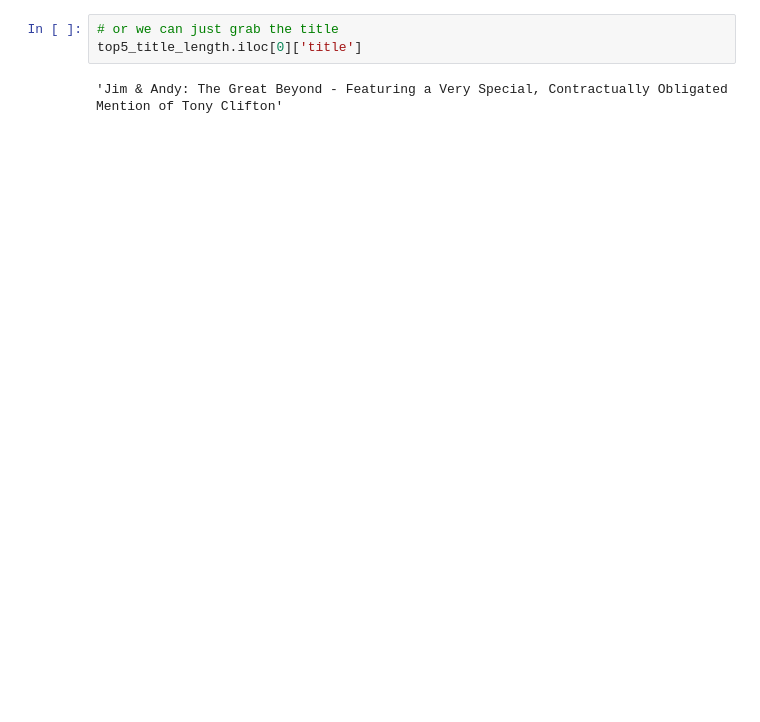
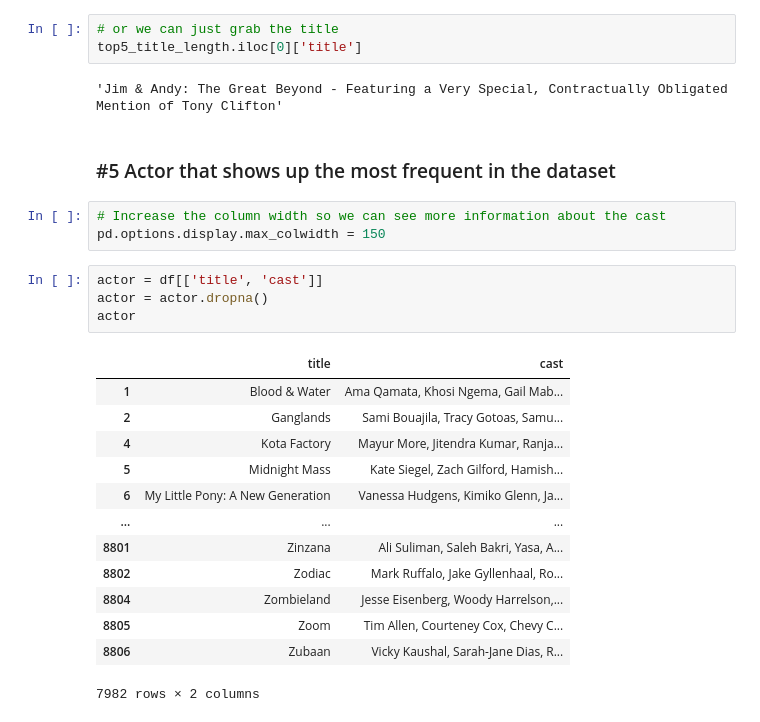
Before and after one commit to dwipaalfarisi/project-netflix-analysis, a Jupyter notebook: main.ipynb, the cells around one changed output. Drawn from its saved outputs; the diff is of its cells as text; blank space fills up the shorter version.

```diff
--- a/main.ipynb
+++ b/main.ipynb
@@ -431,3 +431,26 @@ Name: 5164, dtype: object
 top5_title_length.iloc[0]['title']
 # %% [output]
 'Jim & Andy: The Great Beyond - Featuring a Very Special, Contractually Obligated Mention of Tony Clifton'
+# %% [markdown]
+### #5 Actor that shows up the most frequent in the dataset
+# %%
+# Increase the column width so we can see more information about the cast
+pd.options.display.max_colwidth = 150
+# %%
+actor = df[['title', 'cast']]
+actor = actor.dropna()
+actor
+# %% [output]
+|  | title | cast |
+| 1 | Blood & Water | Ama Qamata, Khosi Ngema, Gail Mab... |
+| 2 | Ganglands | Sami Bouajila, Tracy Gotoas, Samu... |
+| 4 | Kota Factory | Mayur More, Jitendra Kumar, Ranja... |
+| 5 | Midnight Mass | Kate Siegel, Zach Gilford, Hamish... |
+| 6 | My Little Pony: A New Generation | Vanessa Hudgens, Kimiko Glenn, Ja... |
+| ... | ... | ... |
+| 8801 | Zinzana | Ali Suliman, Saleh Bakri, Yasa, A... |
+| 8802 | Zodiac | Mark Ruffalo, Jake Gyllenhaal, Ro... |
+| 8804 | Zombieland | Jesse Eisenberg, Woody Harrelson,... |
+| 8805 | Zoom | Tim Allen, Courteney Cox, Chevy C... |
+| 8806 | Zubaan | Vicky Kaushal, Sarah-Jane Dias, R... |
+7982 rows × 2 columns
```
Also changed, not shown: parts of 12 cells of this notebook.
